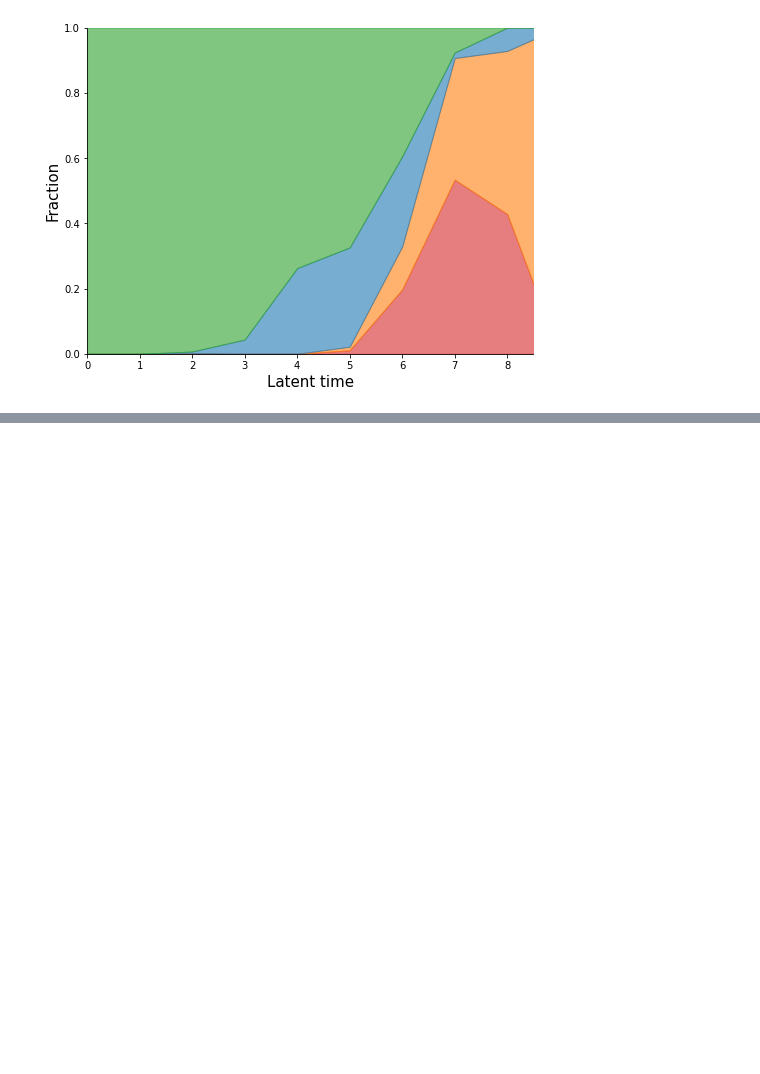
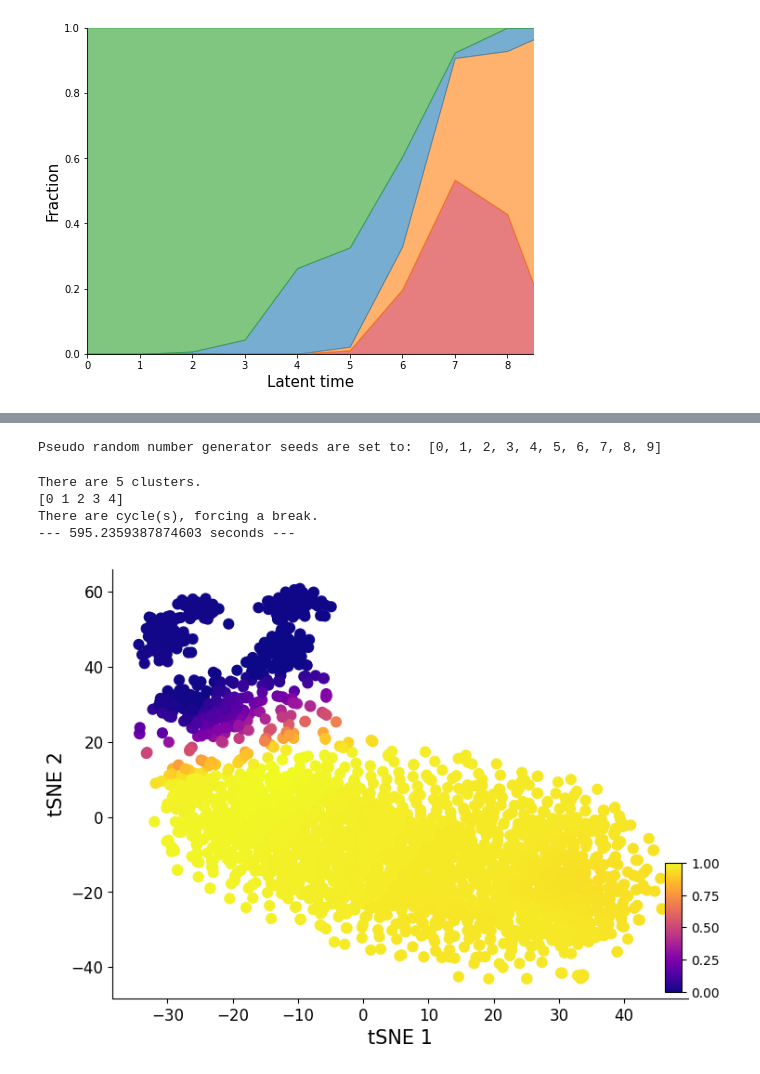
Before and after one commit to kunwang34/PhyloVelo, a Jupyter notebook: docs/source/notebook/Erythroid_comparison.ipynb, the cells around one changed output, grey strips where cells are left out. Saved outputs shown, nothing was run; the diff lists cells and outputs as text; code cells hidden in the pictures; blank space fills up the shorter version.

```diff
--- a/docs/source/notebook/Erythroid_comparison.ipynb
+++ b/docs/source/notebook/Erythroid_comparison.ipynb
@@ -498,0 +512,2 @@ Text(0, 0.5, 'Fraction')
+# %%
+cellDancer_df=cd.compute_cell_velocity(cellDancer_df=cellDancer_df, projection_neighbor_choice='gene', expression_scale='power10', projection_neighbor_size=10, speed_up=(100,100))
@@ -498,0 +516,2 @@ Text(0, 0.5, 'Fraction')
+# %%
+adata = export_velocity_to_dynamo(cellDancer_df,ldata2)
@@ -498,0 +529,38 @@ Text(0, 0.5, 'Fraction')
+# %%
+dt = 0.001
+t_total = {dt: 10000}
+n_repeats = 10
+# estimate pseudotime
+cellDancer_df = cd.pseudo_time(cellDancer_df=cellDancer_df,
+                                          grid=(30, 30),
+                                          dt=dt,
+                                          t_total=t_total[dt],
+                                          n_repeats=n_repeats,
+                                          speed_up=(60,60),
+                                          n_paths = 5,
+                                          psrng_seeds_diffusion=[i for i in range(n_repeats)],
+                                          n_jobs=8)
+# %% [output]
+Pseudo random number generator seeds are set to:  [0, 1, 2, 3, 4, 5, 6, 7, 8, 9]
+There are 5 clusters.
+[0 1 2 3 4]
+There are cycle(s), forcing a break.
+--- 595.2359387874603 seconds ---
+# %%
+pseudotime = cellDancer_df[['cellID', 'pseudotime']].drop_duplicates('cellID')
+pseudotime.index = pseudotime['cellID']
+# %%
+from mpl_toolkits.axes_grid1.inset_locator import inset_axes
+fig, ax = plt.subplots()
+scatter = ax.scatter(adata.obsm['X_tsne'][:, 0], adata.obsm['X_tsne'][:, 1], c=1-pseudotime.loc[adata.obs_names]['pseudotime'], cmap='plasma', s=60)
+ax.figure.set_size_inches(8,6)
+ax.set_xlabel('tSNE 1', fontsize=15)
+ax.set_ylabel('tSNE 2', fontsize=15)
+plt.yticks(fontsize=12)
+plt.xticks(fontsize=12)
+cbaxes = inset_axes(ax, width="3%", height="30%", loc='lower right')
+plt.colorbar(scatter, cax=cbaxes, orientation='vertical')
+ax.spines['right'].set_visible(False)
+ax.spines['top'].set_visible(False)
+# %% [output]
+[figure, added]
```
Also changed, not shown: parts of 7 cells of this notebook, 21 other files.
